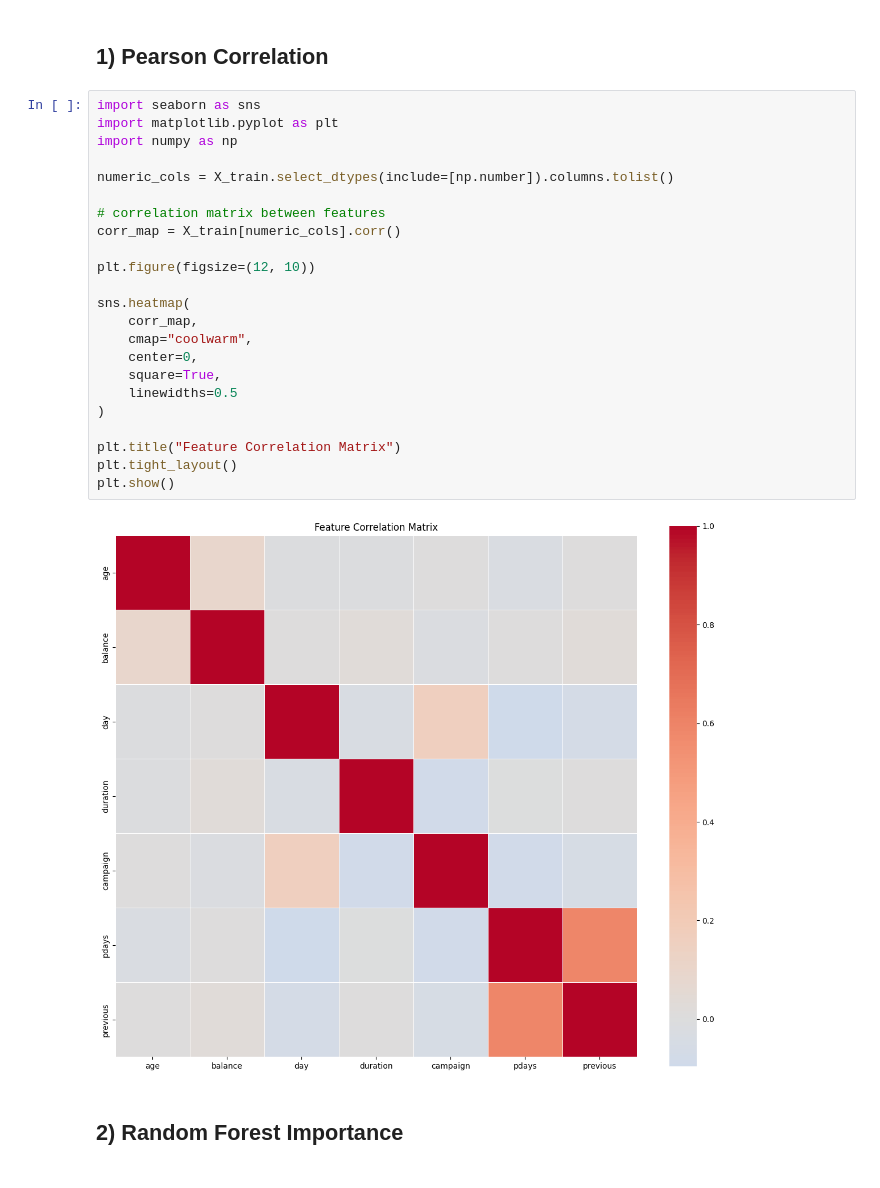
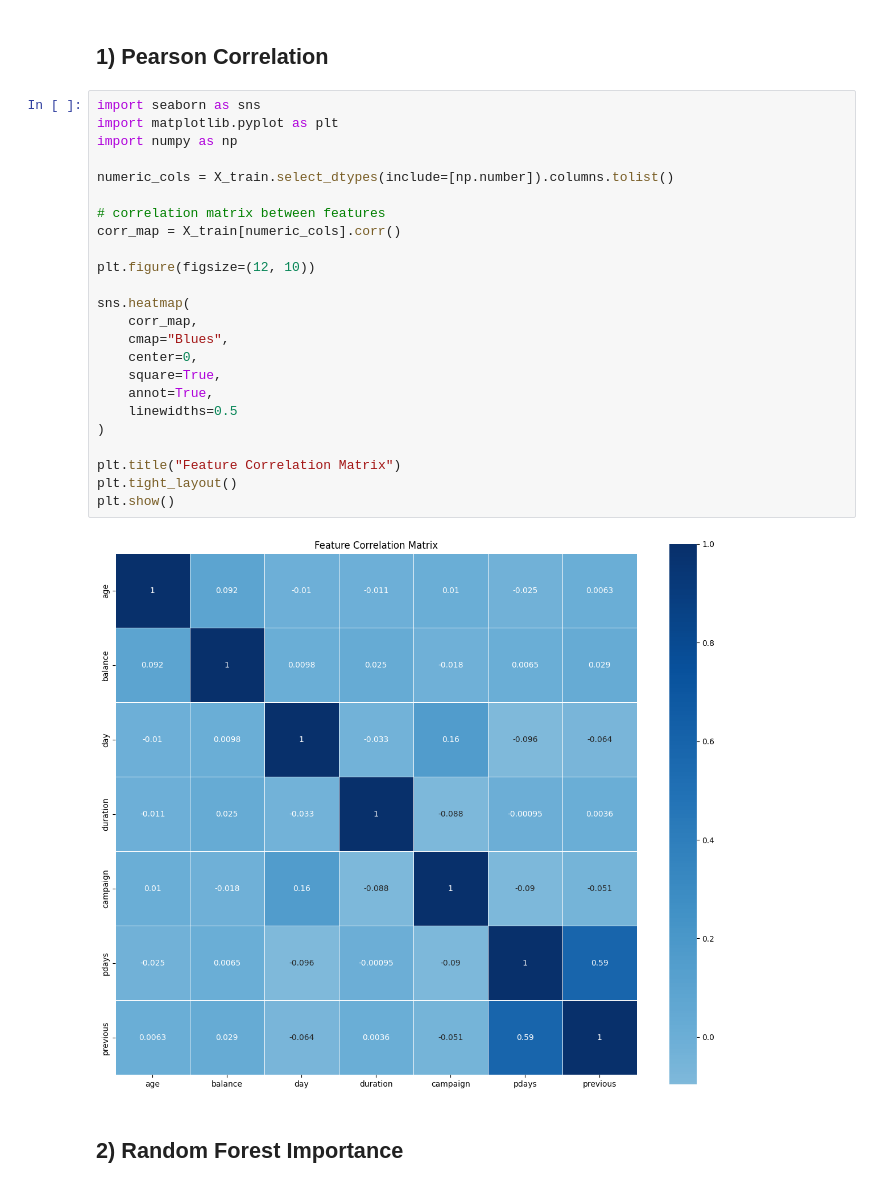
Before and after one commit to MiguelGaspar01/hackaton-NTT, a Jupyter notebook: FeatureSelection.ipynb, the cells around one changed output. Saved outputs shown, nothing was run; the diff lists cells and outputs as text.

```diff
--- a/FeatureSelection.ipynb
+++ b/FeatureSelection.ipynb
@@ -30,28 +30,29 @@ Test preprocessed shape:  (9043, 16)
 # %%
 import seaborn as sns
 import matplotlib.pyplot as plt
 import numpy as np
 
 numeric_cols = X_train.select_dtypes(include=[np.number]).columns.tolist()
 
 # correlation matrix between features
 corr_map = X_train[numeric_cols].corr()
 
 plt.figure(figsize=(12, 10))
 
 sns.heatmap(
     corr_map,
-    cmap="coolwarm",
+    cmap="Blues",
     center=0,
     square=True,
+    annot=True,
     linewidths=0.5
 )
 
 plt.title("Feature Correlation Matrix")
 plt.tight_layout()
 plt.show()
 # %% [output]
-[figure, old version]
+[figure, new version]
 # %% [markdown]
 ## 2) Random Forest Importance
 # %%
```
